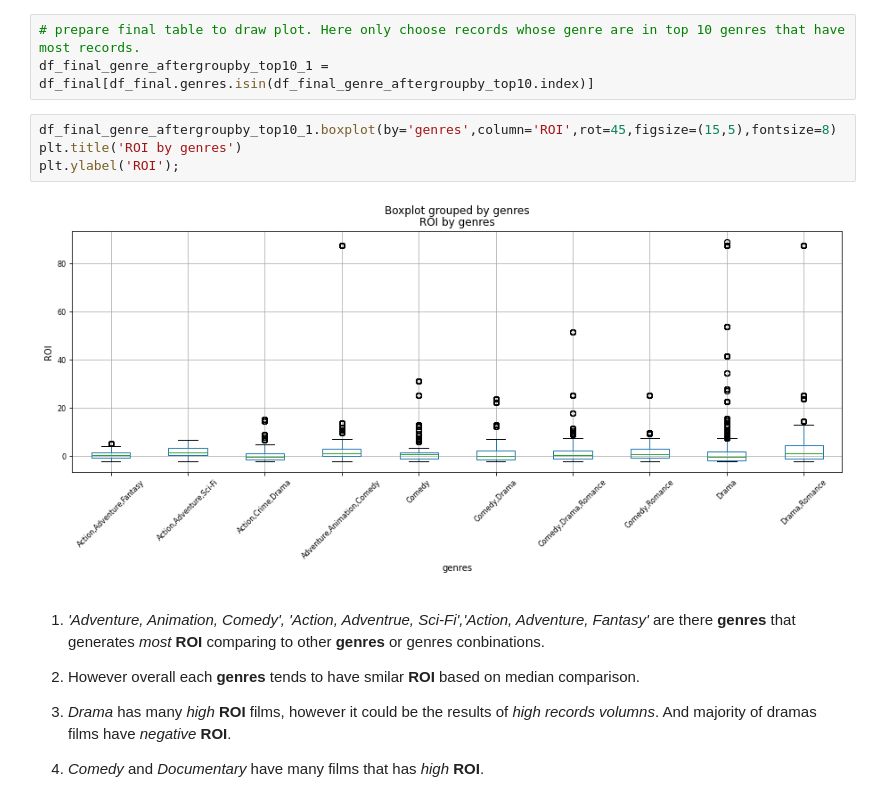
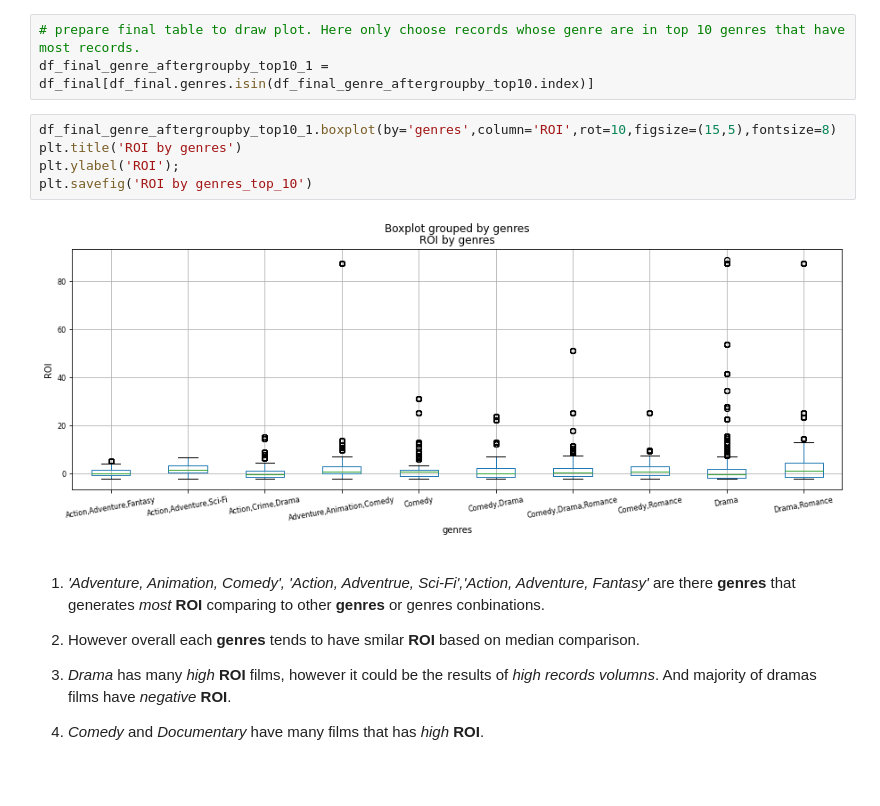
Before and after one commit to foxshakeitoff/MicroSoft_Movie_Analysis, a Jupyter notebook: Notebook.ipynb, the cells around one changed output. Cells and saved outputs as stored; diff of their text form; blank space fills up the shorter version.

```diff
--- a/Notebook.ipynb
+++ b/Notebook.ipynb
@@ -584,11 +589,12 @@ Name: id, dtype: int64
 # prepare final table to draw plot. Here only choose records whose genre are in top 10 genres that have most records.
 df_final_genre_aftergroupby_top10_1 = df_final[df_final.genres.isin(df_final_genre_aftergroupby_top10.index)]
 # %%
-df_final_genre_aftergroupby_top10_1.boxplot(by='genres',column='ROI',rot=45,figsize=(15,5),fontsize=8)
+df_final_genre_aftergroupby_top10_1.boxplot(by='genres',column='ROI',rot=10,figsize=(15,5),fontsize=8)
 plt.title('ROI by genres')
 plt.ylabel('ROI');
+plt.savefig('ROI by genres_top_10')
 # %% [output]
-[figure, old version]
+[figure, new version]
 # %% [markdown]
 1. *'Adventure, Animation, Comedy', 'Action, Adventrue, Sci-Fi','Action, Adventure, Fantasy'* are there **genres** that generates *most* **ROI** comparing to other **genres** or genres conbinations.
 
```
Also changed, not shown: parts of 10 cells of this notebook, 10 other files.
